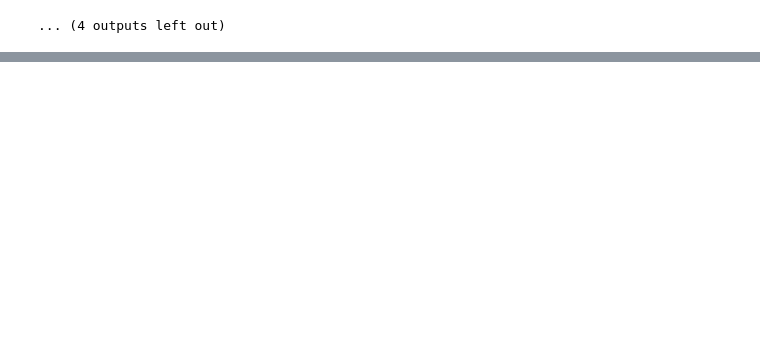
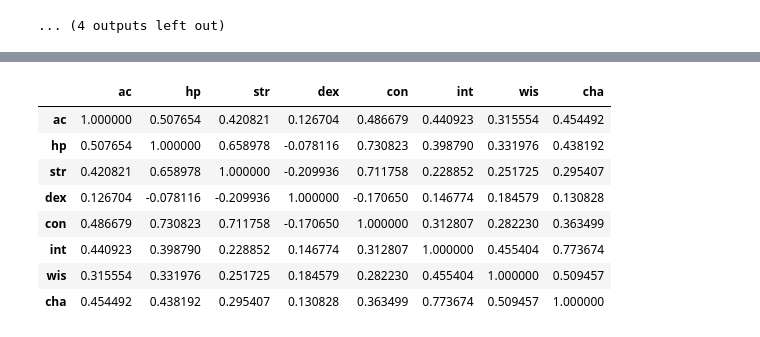
Before and after one commit to seancary62/DND_Tools, a Jupyter notebook: dnd-5e-monster-exploration.ipynb, the cells around one changed output, grey strips where cells are left out. Saved outputs shown, nothing was run; the diff lists cells and outputs as text; code cells hidden in the pictures; blank space fills up the shorter version.

```diff
--- a/dnd-5e-monster-exploration.ipynb
+++ b/dnd-5e-monster-exploration.ipynb
@@ -278,0 +286,13 @@ Min INT:
+# %%
+# Get Pearson correlation coeff
+monsters_df[['ac','hp','str','dex','con','int','wis','cha']].corr(method='kendall')
+# %% [output]
+|  | ac | hp | str | dex | con | int | wis | cha |
+| ac | 1.000000 | 0.507654 | 0.420821 | 0.126704 | 0.486679 | 0.440923 | 0.315554 | 0.454492 |
+| hp | 0.507654 | 1.000000 | 0.658978 | -0.078116 | 0.730823 | 0.398790 | 0.331976 | 0.438192 |
+| str | 0.420821 | 0.658978 | 1.000000 | -0.209936 | 0.711758 | 0.228852 | 0.251725 | 0.295407 |
+| dex | 0.126704 | -0.078116 | -0.209936 | 1.000000 | -0.170650 | 0.146774 | 0.184579 | 0.130828 |
+| con | 0.486679 | 0.730823 | 0.711758 | -0.170650 | 1.000000 | 0.312807 | 0.282230 | 0.363499 |
+| int | 0.440923 | 0.398790 | 0.228852 | 0.146774 | 0.312807 | 1.000000 | 0.455404 | 0.773674 |
+| wis | 0.315554 | 0.331976 | 0.251725 | 0.184579 | 0.282230 | 0.455404 | 1.000000 | 0.509457 |
+| cha | 0.454492 | 0.438192 | 0.295407 | 0.130828 | 0.363499 | 0.773674 | 0.509457 | 1.000000 |
```
Also changed, not shown: parts of 5 cells of this notebook.
